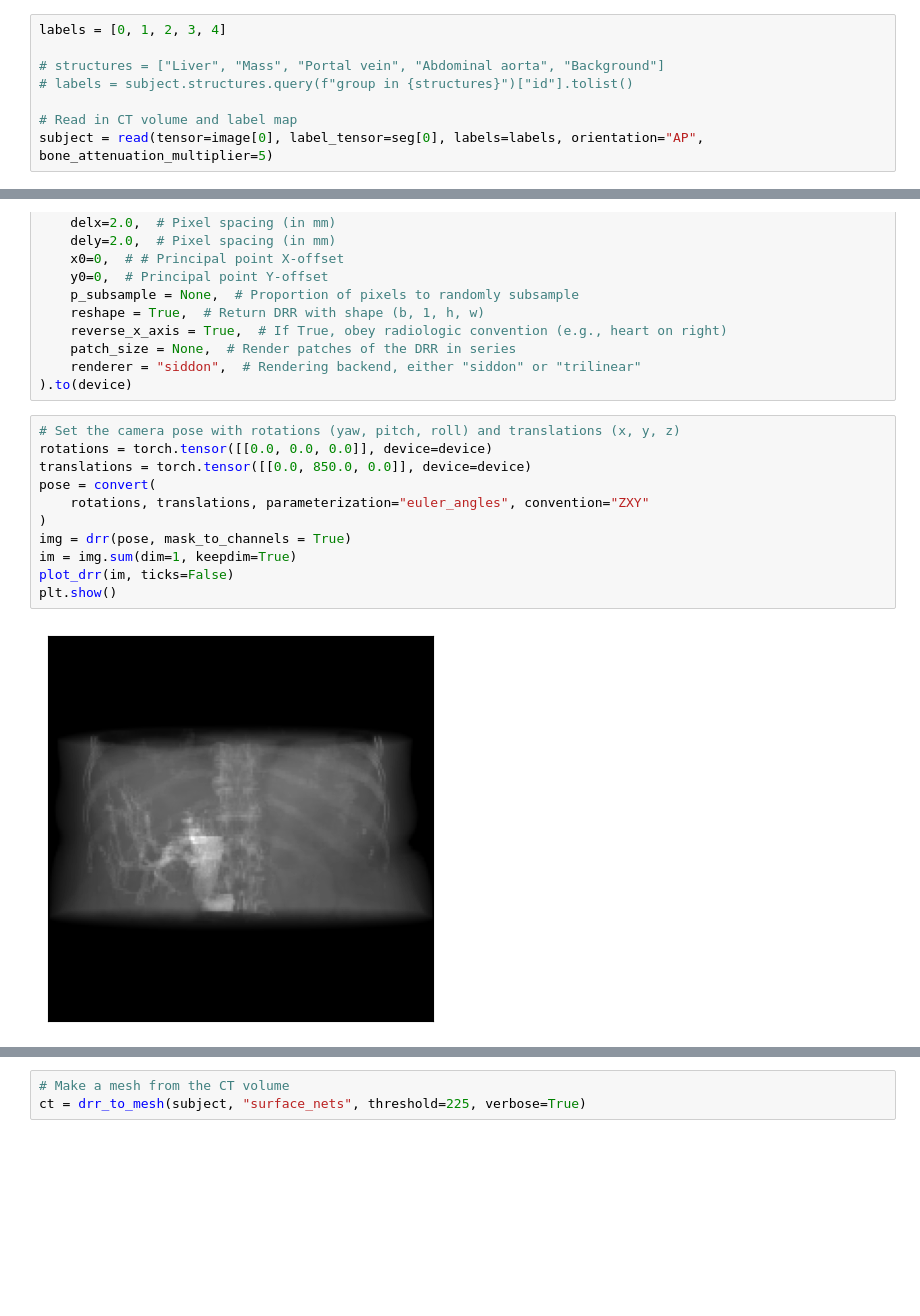
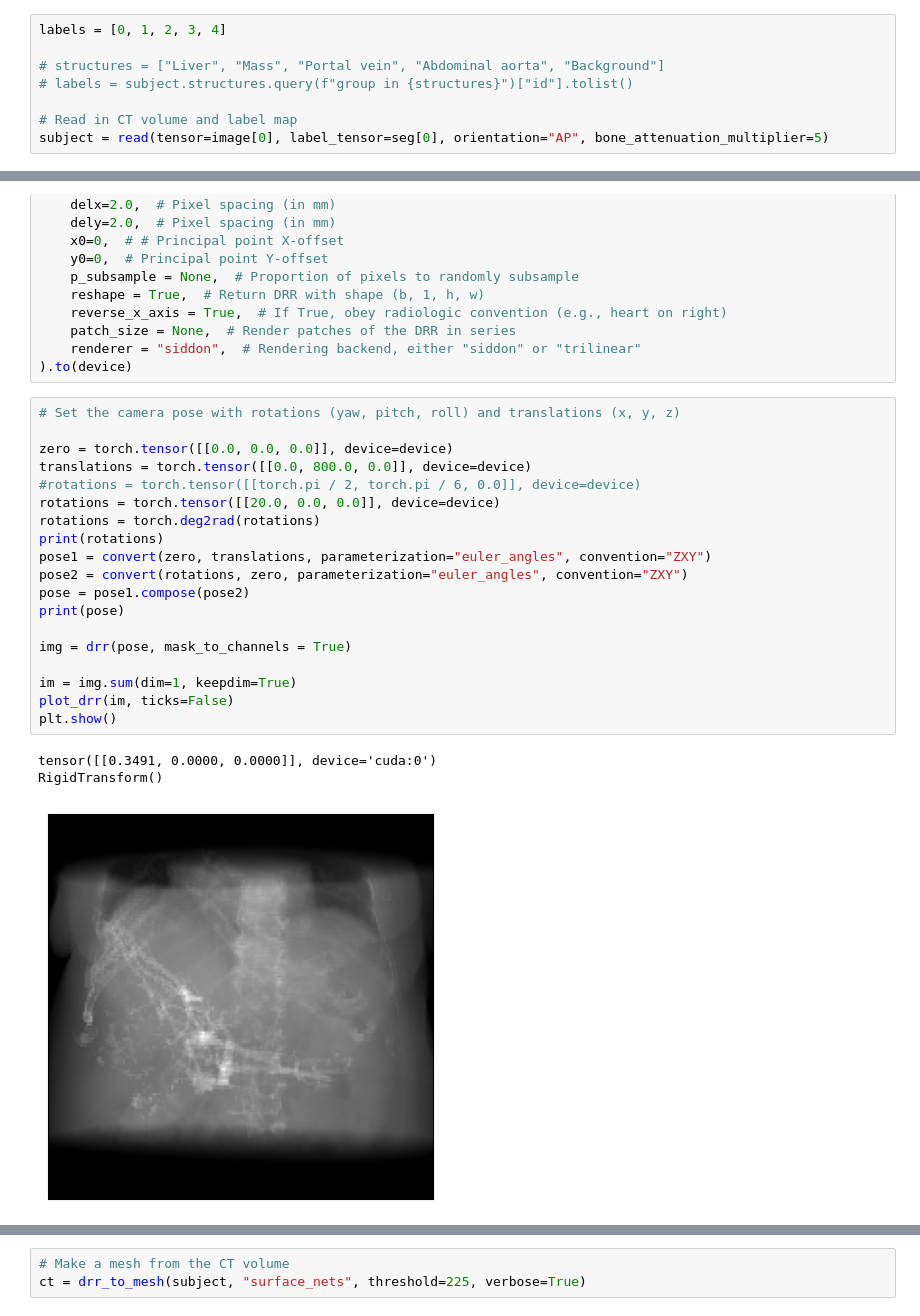
Before and after one commit to LucianoDeben/5ARIP10-ITP-T3G3, a Jupyter notebook: notebooks/diffdrr.ipynb, the cells around one changed output, grey strips where cells are left out. Drawn from its saved outputs; the diff is of its cells as text; blank space fills up the shorter version.

```diff
--- a/notebooks/diffdrr.ipynb
+++ b/notebooks/diffdrr.ipynb
@@ -85,4 +94,4 @@ labels = [0, 1, 2, 3, 4]
 # labels = subject.structures.query(f"group in {structures}")["id"].tolist()
 
 # Read in CT volume and label map
-subject = read(tensor=image[0], label_tensor=seg[0], labels=labels, orientation="AP", bone_attenuation_multiplier=5)
+subject = read(tensor=image[0], label_tensor=seg[0], orientation="AP", bone_attenuation_multiplier=5)
@@ -129,17 +144,27 @@ drr = DRR(
 ).to(device)
 # %%
 # Set the camera pose with rotations (yaw, pitch, roll) and translations (x, y, z)
-rotations = torch.tensor([[0.0, 0.0, 0.0]], device=device)
-translations = torch.tensor([[0.0, 850.0, 0.0]], device=device)
-pose = convert(
-    rotations, translations, parameterization="euler_angles", convention="ZXY"
-)
+
+zero = torch.tensor([[0.0, 0.0, 0.0]], device=device)
+translations = torch.tensor([[0.0, 800.0, 0.0]], device=device)
+#rotations = torch.tensor([[torch.pi / 2, torch.pi / 6, 0.0]], device=device)
+rotations = torch.tensor([[20.0, 0.0, 0.0]], device=device)
+rotations = torch.deg2rad(rotations)
+print(rotations)
+pose1 = convert(zero, translations, parameterization="euler_angles", convention="ZXY")
+pose2 = convert(rotations, zero, parameterization="euler_angles", convention="ZXY")
+pose = pose1.compose(pose2)
+print(pose)
+
 img = drr(pose, mask_to_channels = True)
+
 im = img.sum(dim=1, keepdim=True)
 plot_drr(im, ticks=False)
 plt.show()
 # %% [output]
+tensor([[0.3491, 0.0000, 0.0000]], device='cuda:0')
+RigidTransform()
-[figure, old version]
+[figure, new version]
 # %%
 labels = ["Liver", "Mass", "Portal vein", "Abdominal aorta", "Background"]
 
```
Also changed, not shown: parts of 26 cells of this notebook, 13 other files.
